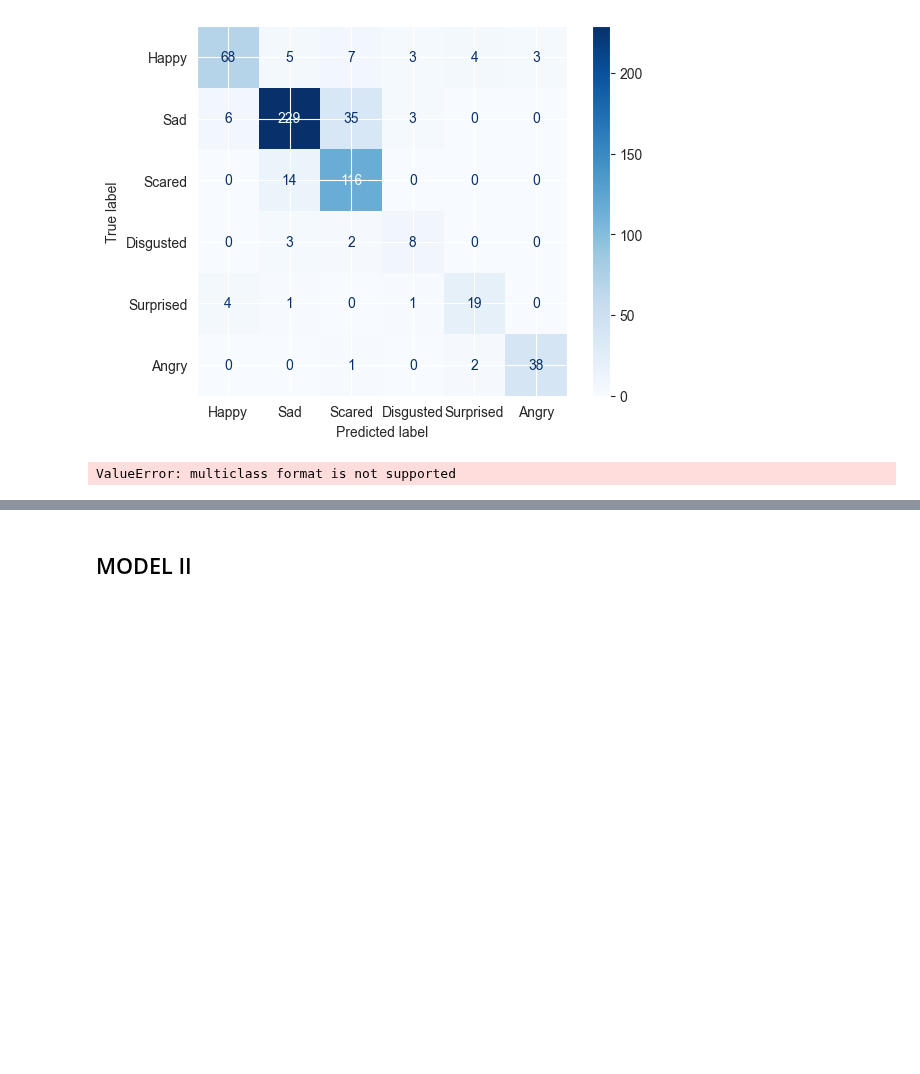
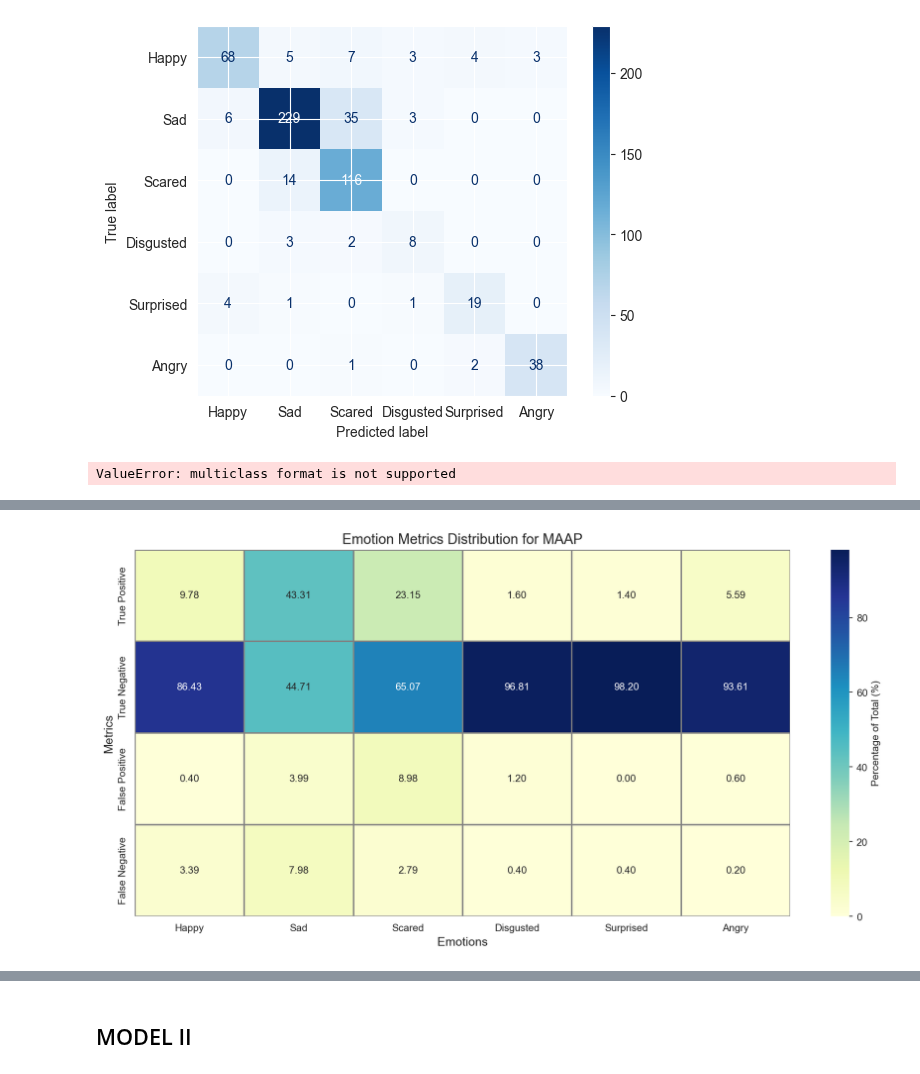
Before and after one commit to Azirral/de-face-recognition, a Jupyter notebook: Metrics.ipynb, the cells around one changed output, grey strips where cells are left out. Saved outputs shown, nothing was run; the diff lists cells and outputs as text; code cells hidden in the pictures; blank space fills up the shorter version.

Commit message:
Model Method First plotted All Data

```diff
--- a/Metrics.ipynb
+++ b/Metrics.ipynb
@@ -199,18 +199,3 @@ plt.grid(alpha=0.3)
 plt.show()
 # %% [output]
 ValueError: multiclass format is not supported
-# %%
-import pandas as pd
-def compute_metrics(y_true, y_pred):
-    df = pd.DataFrame(columns=['precision', 'recall', 'f1_score', 'emotion'])
-    for i, emotion in enumerate(emotions):
-
-        # Precision, Recall, F1 for this class
-        true_class = (y_true_indices == i)
-        pred_class = (y_pred_indices == i)
-        df['precision'].append = np.sum(true_class & pred_class) / np.sum(pred_class)
-        recall = np.sum(true_class & pred_class) / np.sum(true_class)
-        f1_score = 2 * (precision * recall) / (precision + recall)
-        df.loc[len(df)] = {'precision': precision, 'recall': recall, 'f1_score': f1_score, 'emotion': emotion}
-df = compute_metrics(y_true, y_pred)
-print(df)
@@ -290,0 +418,5 @@ Macro-average metrics:
+# %%
+y_true, y_pred = get_valid_indices(MAAP_test_I)
+metrics = calculate_emotion_metrics(y_true, y_pred, emotions)
+plot_emotion_metrics_heatmap(metrics, output_path="Plots/Method_I_Heatmap_MAAP.png", institution='MAAP')
+# %% [output]
@@ -291 +424,2 @@ Macro-average metrics:
+[figure, added]
 # %%
```
Also changed, not shown: parts of 9 cells of this notebook.
